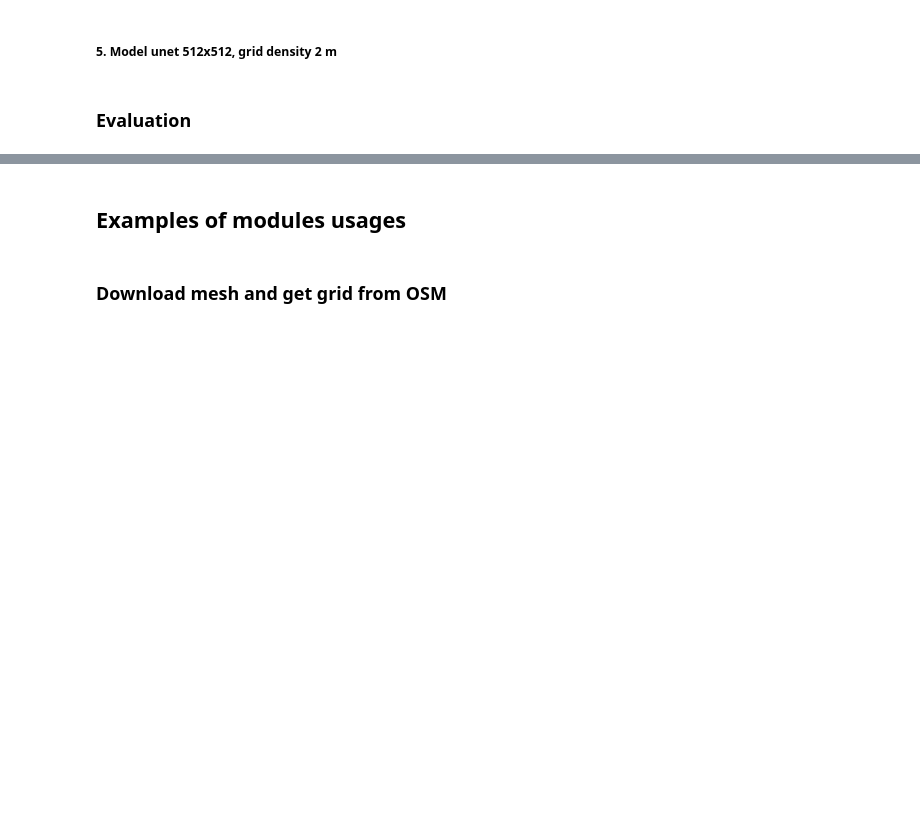
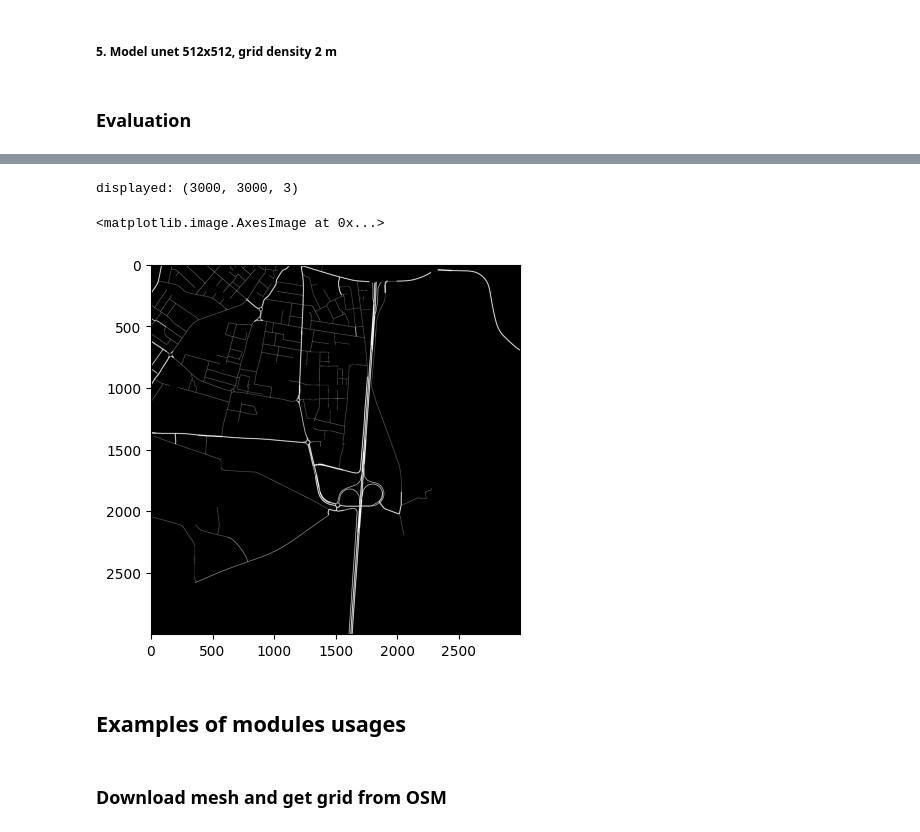
Before and after one commit to CRoadA/CRoadA, a Jupyter notebook: main.ipynb, the cells around one changed output, grey strips where cells are left out. Saved outputs shown, nothing was run; the diff lists cells and outputs as text; code cells hidden in the pictures; blank space fills up the shorter version.

```diff
--- a/main.ipynb
+++ b/main.ipynb
@@ -447,3 +526,19 @@ row: 0................row: 1................row: 2................row: 3........
+# %%
+fragment_row, fragment_col = 2000, 2000
+fragment_height, fragment_width = 3000, 3000
+
+segment_h, segment_w = metadata.segment_h, metadata.segment_w
+
+# read_arbitrary_fragment does not take care of memory size - if there are some problems - just use smaller fragment
+displayed = grid_manager.read_arbitrary_fragment(fragment_row, fragment_col, fragment_height, fragment_width)
+print(f"displayed: {displayed.shape}")
+
+plt.gray()
+plt.imshow(displayed[:, :, 0], cmap="gray")
+# %% [output]
+displayed: (3000, 3000, 3)
+<matplotlib.image.AxesImage at 0x...>
+[figure, added]
 # %% [markdown]
 ## Examples of modules usages
 # %% [markdown]
```
Also changed, not shown: parts of 6 cells of this notebook.
